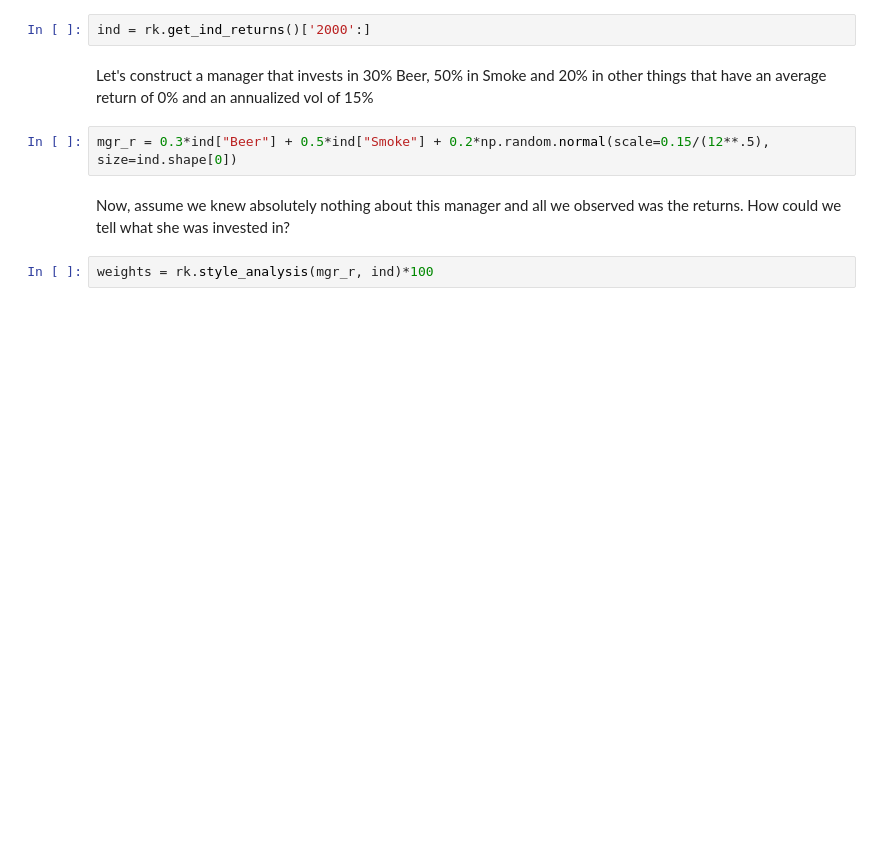
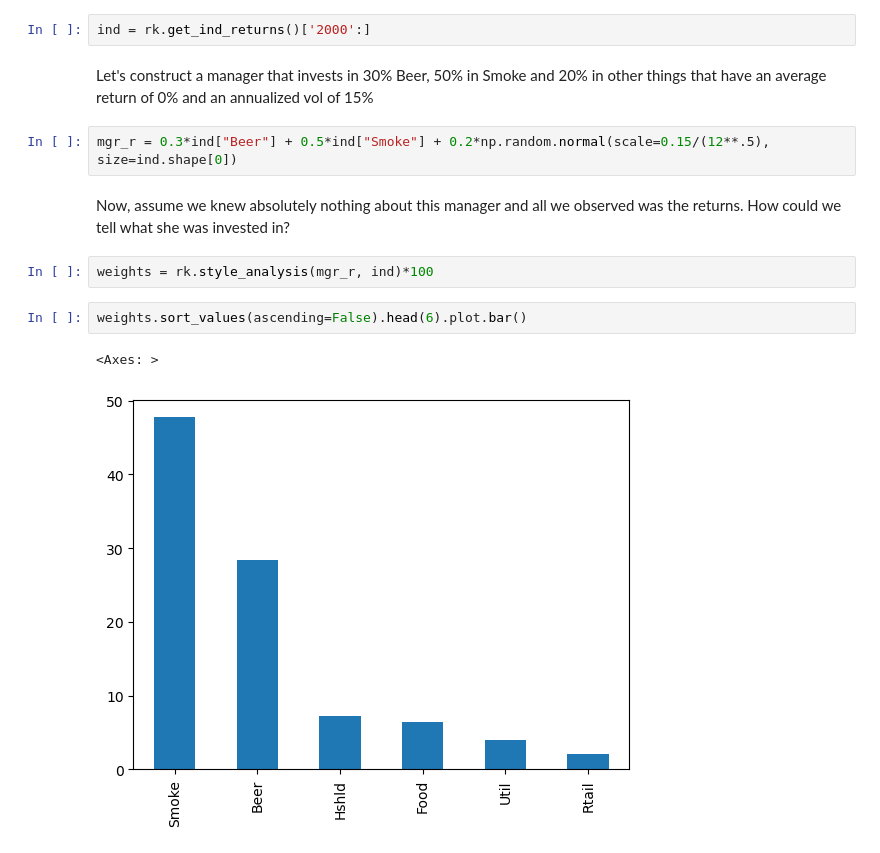
Before and after one commit to ahmet794/Investment-Banking-Asset-Management, a Jupyter notebook: Advanced Portfolio Construction and Analysis with Python/Labs Week 1.ipynb, the cells around one changed output. Saved outputs shown, nothing was run; the diff lists cells and outputs as text; blank space fills up the shorter version.

```diff
--- a/Advanced Portfolio Construction and Analysis with Python/Labs Week 1.ipynb
+++ b/Advanced Portfolio Construction and Analysis with Python/Labs Week 1.ipynb
@@ -200,3 +200,8 @@ mgr_r = 0.3*ind["Beer"] + 0.5*ind["Smoke"] + 0.2*np.random.normal(scale=0.15/(12
 Now, assume we knew absolutely nothing about this manager and all we observed was the returns. How could we tell what she was invested in?
 # %%
 weights = rk.style_analysis(mgr_r, ind)*100
+# %%
+weights.sort_values(ascending=False).head(6).plot.bar()
+# %% [output]
+<Axes: >
+[figure, added]
```
Also changed, not shown: parts of 9 cells of this notebook, 3 other files.
